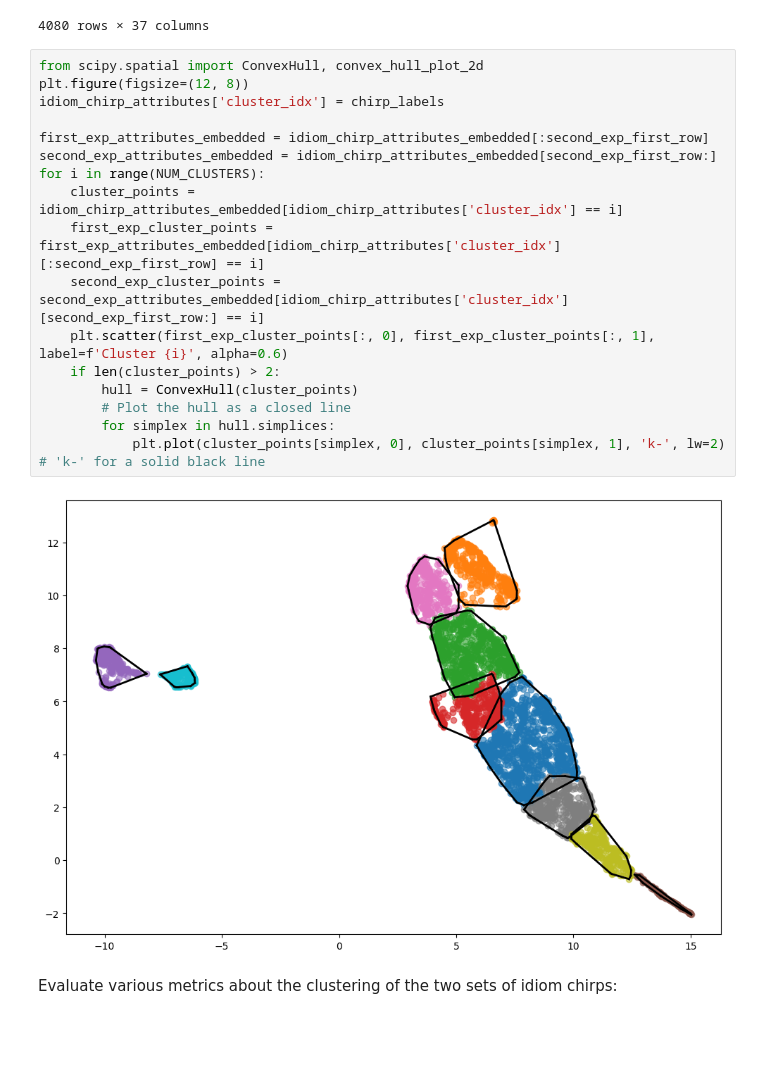
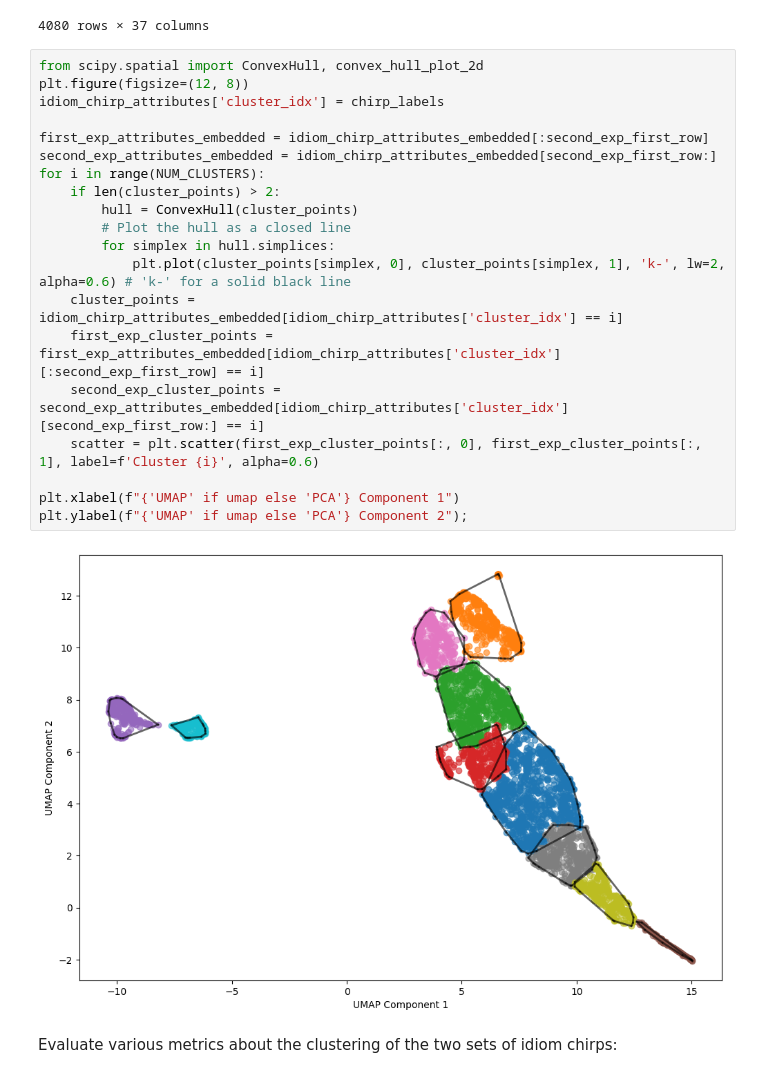
Before and after one commit to paepcke/bats, a Jupyter notebook: src/andrew/compare_results.ipynb, the cells around one changed output. Saved outputs shown, nothing was run; the diff lists cells and outputs as text; blank space fills up the shorter version.

```diff
--- a/src/andrew/compare_results.ipynb
+++ b/src/andrew/compare_results.ipynb
@@ -298,22 +298,25 @@ idiom_chirp_attributes
 # %%
 from scipy.spatial import ConvexHull, convex_hull_plot_2d
 plt.figure(figsize=(12, 8))
 idiom_chirp_attributes['cluster_idx'] = chirp_labels
 
 first_exp_attributes_embedded = idiom_chirp_attributes_embedded[:second_exp_first_row]
 second_exp_attributes_embedded = idiom_chirp_attributes_embedded[second_exp_first_row:]
 for i in range(NUM_CLUSTERS):
-    cluster_points = idiom_chirp_attributes_embedded[idiom_chirp_attributes['cluster_idx'] == i]
-    first_exp_cluster_points = first_exp_attributes_embedded[idiom_chirp_attributes['cluster_idx'][:second_exp_first_row] == i]
-    second_exp_cluster_points = second_exp_attributes_embedded[idiom_chirp_attributes['cluster_idx'][second_exp_first_row:] == i]
-    plt.scatter(first_exp_cluster_points[:, 0], first_exp_cluster_points[:, 1], label=f'Cluster {i}', alpha=0.6)
     if len(cluster_points) > 2:
         hull = ConvexHull(cluster_points)
         # Plot the hull as a closed line
         for simplex in hull.simplices:
-            plt.plot(cluster_points[simplex, 0], cluster_points[simplex, 1], 'k-', lw=2) # 'k-' for a solid black line
+            plt.plot(cluster_points[simplex, 0], cluster_points[simplex, 1], 'k-', lw=2, alpha=0.6) # 'k-' for a solid black line
+    cluster_points = idiom_chirp_attributes_embedded[idiom_chirp_attributes['cluster_idx'] == i]
+    first_exp_cluster_points = first_exp_attributes_embedded[idiom_chirp_attributes['cluster_idx'][:second_exp_first_row] == i]
+    second_exp_cluster_points = second_exp_attributes_embedded[idiom_chirp_attributes['cluster_idx'][second_exp_first_row:] == i]
+    scatter = plt.scatter(first_exp_cluster_points[:, 0], first_exp_cluster_points[:, 1], label=f'Cluster {i}', alpha=0.6)
+
+plt.xlabel(f"{'UMAP' if umap else 'PCA'} Component 1")
+plt.ylabel(f"{'UMAP' if umap else 'PCA'} Component 2");
 # %% [output]
-[figure, old version]
+[figure, new version]
 # %% [markdown]
 Evaluate various metrics about the clustering of the two sets of idiom chirps:
 # %%
```
Also changed, not shown: parts of 7 cells of this notebook, 2 other files.
